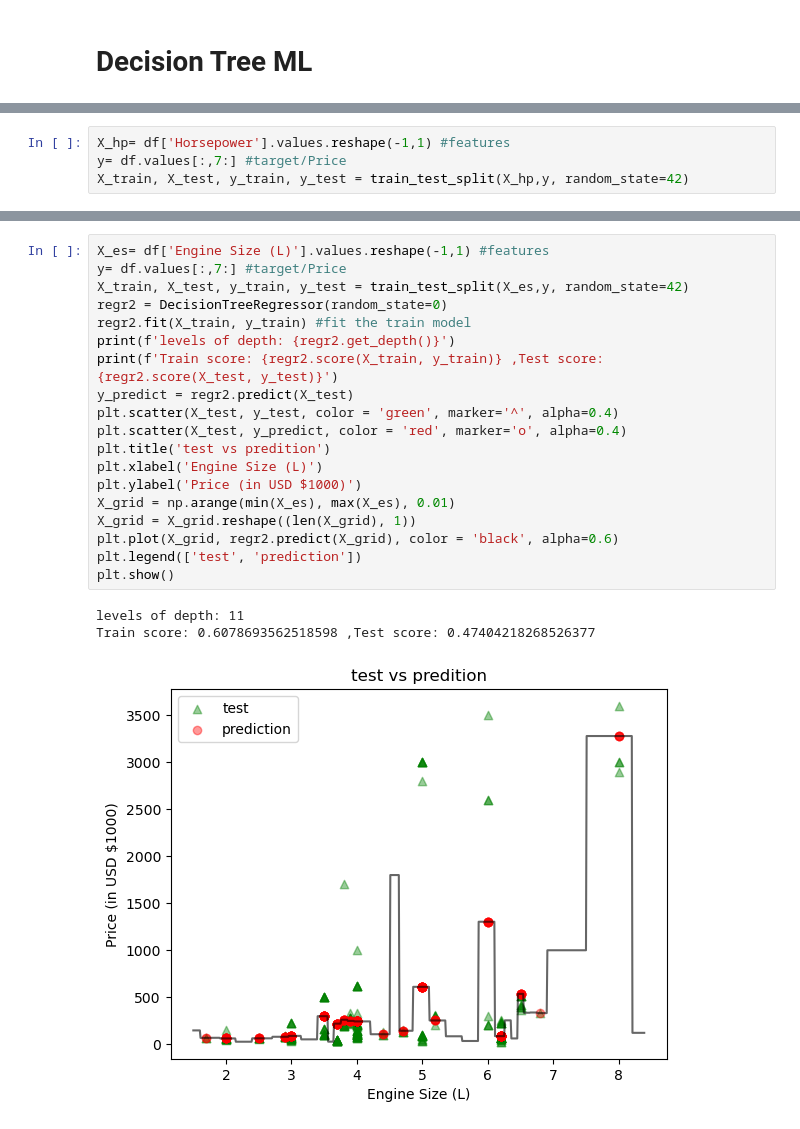
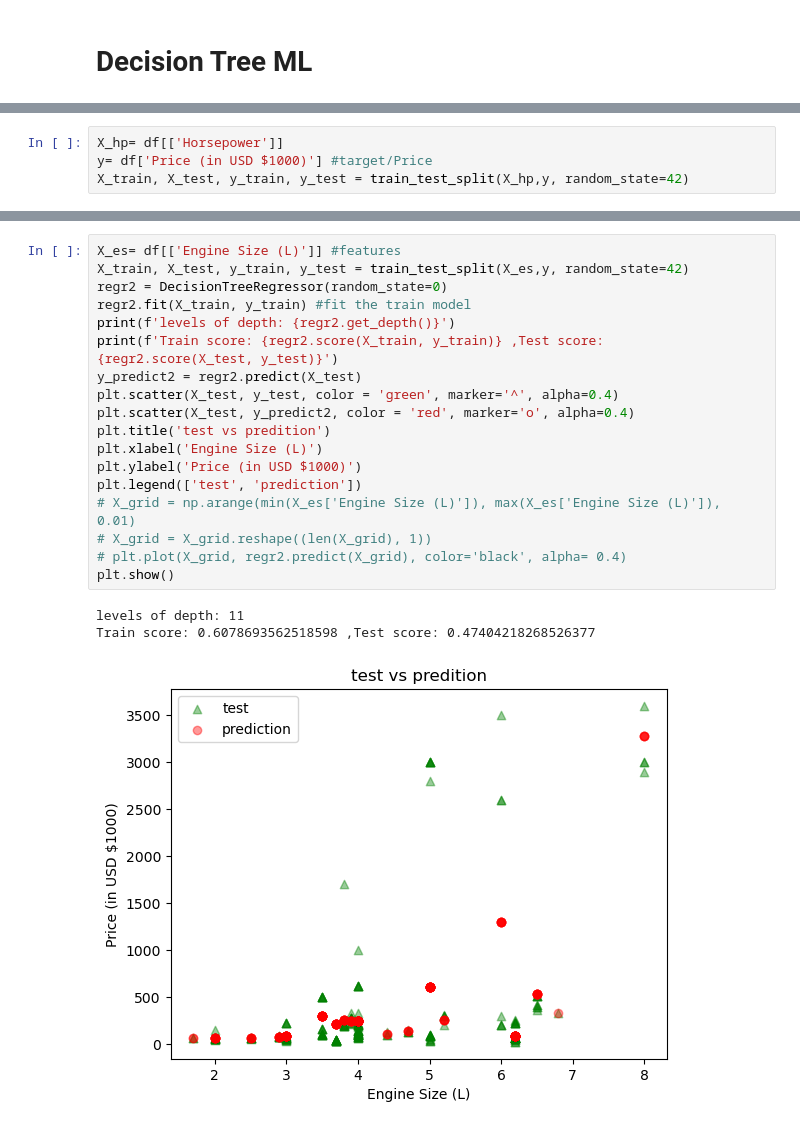
Before and after one commit to edwardoh7/wk09_fourthplace, a Jupyter notebook: Edward_notebook.ipynb, the cells around one changed output, grey strips where cells are left out. Saved outputs shown, nothing was run; the diff lists cells and outputs as text.

```diff
--- a/Edward_notebook.ipynb
+++ b/Edward_notebook.ipynb
@@ -155,6 +133,6 @@ df.head()
 # %%
-X_hp= df['Horsepower'].values.reshape(-1,1) #features
-y= df.values[:,7:] #target/Price
+X_hp= df[['Horsepower']]
+y= df['Price (in USD $1000)'] #target/Price
 X_train, X_test, y_train, y_test = train_test_split(X_hp,y, random_state=42)
 # %%
 X_test.shape, y_test.shape, X_train.shape, y_train.shape
@@ -202,24 +178,23 @@ plt.show()
 # %%
-X_es= df['Engine Size (L)'].values.reshape(-1,1) #features
-y= df.values[:,7:] #target/Price
+X_es= df[['Engine Size (L)']] #features
 X_train, X_test, y_train, y_test = train_test_split(X_es,y, random_state=42)
 regr2 = DecisionTreeRegressor(random_state=0)
 regr2.fit(X_train, y_train) #fit the train model
 print(f'levels of depth: {regr2.get_depth()}')
 print(f'Train score: {regr2.score(X_train, y_train)} ,Test score: {regr2.score(X_test, y_test)}')
-y_predict = regr2.predict(X_test)
+y_predict2 = regr2.predict(X_test)
 plt.scatter(X_test, y_test, color = 'green', marker='^', alpha=0.4)
-plt.scatter(X_test, y_predict, color = 'red', marker='o', alpha=0.4)
+plt.scatter(X_test, y_predict2, color = 'red', marker='o', alpha=0.4)
 plt.title('test vs predition')
 plt.xlabel('Engine Size (L)')
 plt.ylabel('Price (in USD $1000)')
-X_grid = np.arange(min(X_es), max(X_es), 0.01)
-X_grid = X_grid.reshape((len(X_grid), 1))
-plt.plot(X_grid, regr2.predict(X_grid), color = 'black', alpha=0.6)
 plt.legend(['test', 'prediction'])
+# X_grid = np.arange(min(X_es['Engine Size (L)']), max(X_es['Engine Size (L)']), 0.01)
+# X_grid = X_grid.reshape((len(X_grid), 1))
+# plt.plot(X_grid, regr2.predict(X_grid), color='black', alpha= 0.4)
 plt.show()
 # %% [output]
 levels of depth: 11
 Train score: 0.6078693562518598 ,Test score: 0.47404218268526377
-[figure, old version]
+[figure, new version]
 # %%
```
Also changed, not shown: parts of 34 cells of this notebook.
